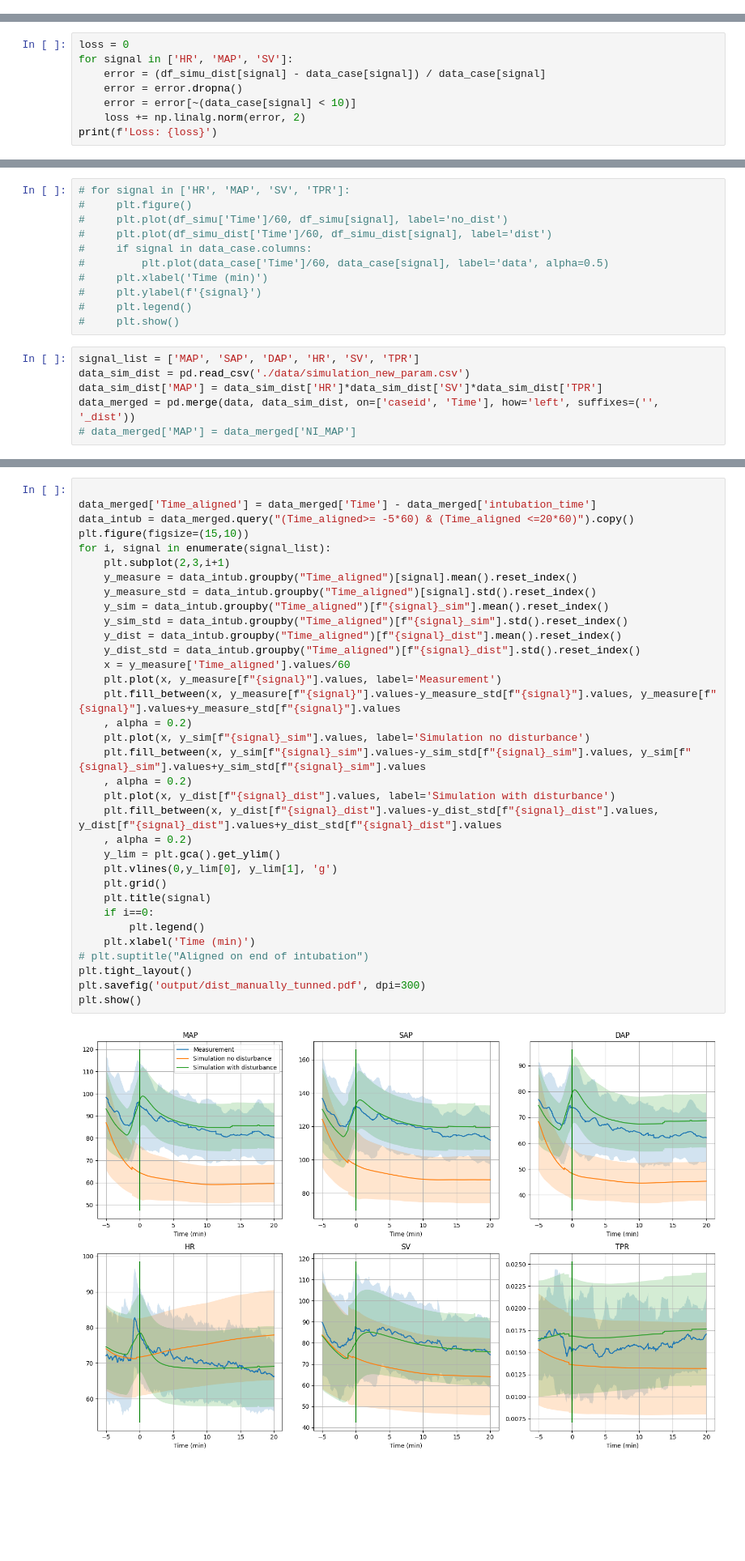
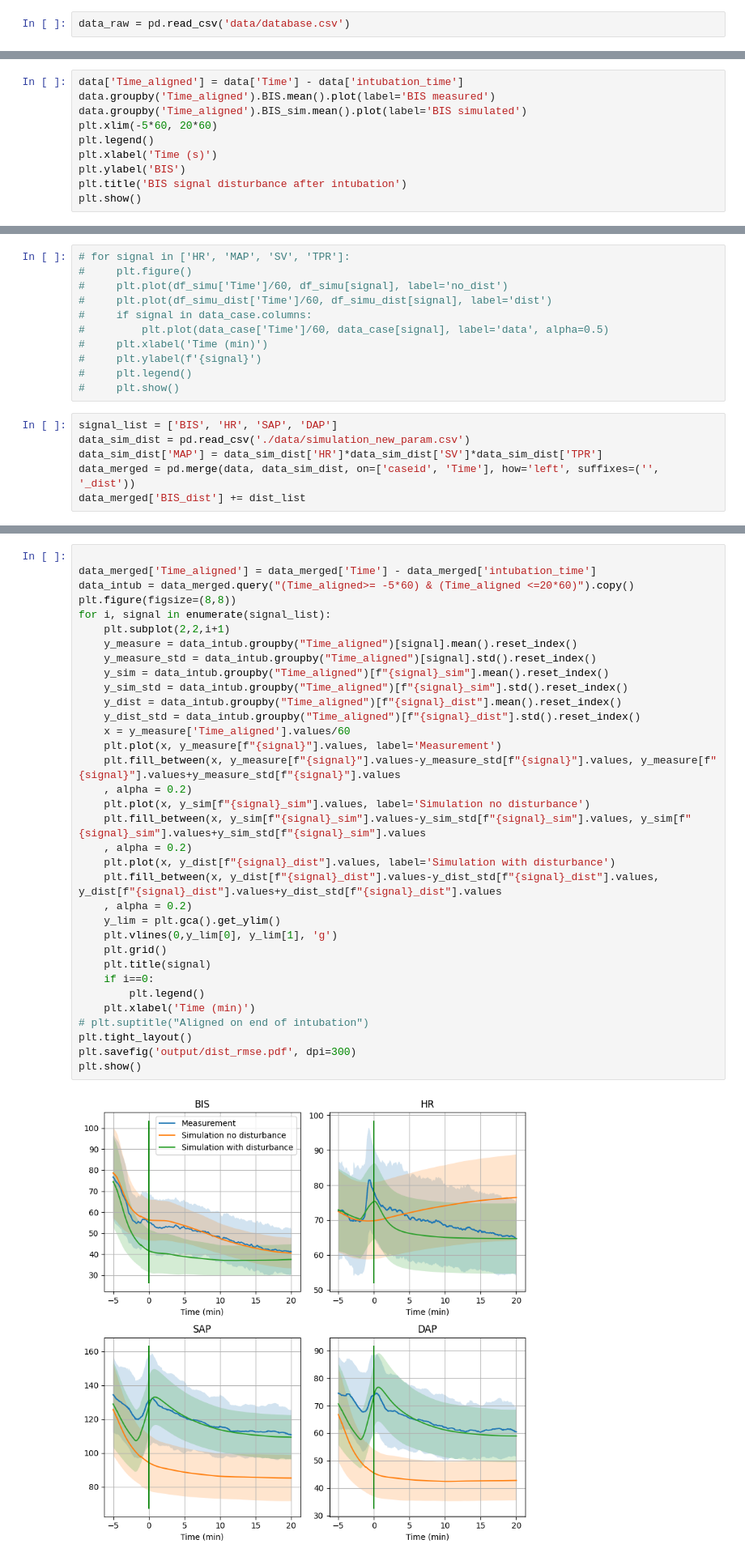
Before and after one commit to AnesthesiaSimulation/stimuli_effect_identification, a Jupyter notebook: scripts/disturbance_vdb.ipynb, the cells around one changed output, grey strips where cells are left out. Shown at 81% size. Drawn from its saved outputs; the diff is of its cells as text; blank space fills up the shorter version.

```diff
--- a/scripts/disturbance_vdb.ipynb
+++ b/scripts/disturbance_vdb.ipynb
@@ -12,0 +7,2 @@ data['TPR_sim'] = (data['MAP_sim'] / (data['HR_sim'] * data['SV_sim'])).clip(0,
+# %%
+data_raw = pd.read_csv('data/database.csv')
@@ -12,0 +45,10 @@ data['TPR_sim'] = (data['MAP_sim'] / (data['HR_sim'] * data['SV_sim'])).clip(0,
+# %%
+data['Time_aligned'] = data['Time'] - data['intubation_time']
+data.groupby('Time_aligned').BIS.mean().plot(label='BIS measured')
+data.groupby('Time_aligned').BIS_sim.mean().plot(label='BIS simulated')
+plt.xlim(-5*60, 20*60)
+plt.legend()
+plt.xlabel('Time (s)')
+plt.ylabel('BIS')
+plt.title('BIS signal disturbance after intubation')
+plt.show()
@@ -98,8 +158,0 @@ plt.plot(x_hemo[:1000,9])
-# %%
-loss = 0
-for signal in ['HR', 'MAP', 'SV']:
-    error = (df_simu_dist[signal] - data_case[signal]) / data_case[signal]
-    error = error.dropna()
-    error = error[~(data_case[signal] < 10)]
-    loss += np.linalg.norm(error, 2)
-print(f'Loss: {loss}')
@@ -117,8 +173,8 @@ Loss: 34.11841881439461
 #     plt.legend()
 #     plt.show()
 # %%
-signal_list = ['MAP', 'SAP', 'DAP', 'HR', 'SV', 'TPR']
+signal_list = ['BIS', 'HR', 'SAP', 'DAP']
 data_sim_dist = pd.read_csv('./data/simulation_new_param.csv')
 data_sim_dist['MAP'] = data_sim_dist['HR']*data_sim_dist['SV']*data_sim_dist['TPR']
 data_merged = pd.merge(data, data_sim_dist, on=['caseid', 'Time'], how='left', suffixes=('', '_dist'))
-# data_merged['MAP'] = data_merged['NI_MAP']
+data_merged['BIS_dist'] += dist_list
@@ -126,35 +184,35 @@ data_merged = pd.merge(data, data_sim_dist, on=['caseid', 'Time'], how='left', s
 
 data_merged['Time_aligned'] = data_merged['Time'] - data_merged['intubation_time']
 data_intub = data_merged.query("(Time_aligned>= -5*60) & (Time_aligned <=20*60)").copy()
-plt.figure(figsize=(15,10))
+plt.figure(figsize=(8,8))
 for i, signal in enumerate(signal_list):
-    plt.subplot(2,3,i+1)
+    plt.subplot(2,2,i+1)
     y_measure = data_intub.groupby("Time_aligned")[signal].mean().reset_index()
     y_measure_std = data_intub.groupby("Time_aligned")[signal].std().reset_index()
     y_sim = data_intub.groupby("Time_aligned")[f"{signal}_sim"].mean().reset_index()
     y_sim_std = data_intub.groupby("Time_aligned")[f"{signal}_sim"].std().reset_index()
     y_dist = data_intub.groupby("Time_aligned")[f"{signal}_dist"].mean().reset_index()
     y_dist_std = data_intub.groupby("Time_aligned")[f"{signal}_dist"].std().reset_index()
     x = y_measure['Time_aligned'].values/60
     plt.plot(x, y_measure[f"{signal}"].values, label='Measurement')
     plt.fill_between(x, y_measure[f"{signal}"].values-y_measure_std[f"{signal}"].values, y_measure[f"{signal}"].values+y_measure_std[f"{signal}"].values
     , alpha = 0.2)
     plt.plot(x, y_sim[f"{signal}_sim"].values, label='Simulation no disturbance')
     plt.fill_between(x, y_sim[f"{signal}_sim"].values-y_sim_std[f"{signal}_sim"].values, y_sim[f"{signal}_sim"].values+y_sim_std[f"{signal}_sim"].values
     , alpha = 0.2)
     plt.plot(x, y_dist[f"{signal}_dist"].values, label='Simulation with disturbance')
     plt.fill_between(x, y_dist[f"{signal}_dist"].values-y_dist_std[f"{signal}_dist"].values, y_dist[f"{signal}_dist"].values+y_dist_std[f"{signal}_dist"].values
     , alpha = 0.2)
     y_lim = plt.gca().get_ylim()
     plt.vlines(0,y_lim[0], y_lim[1], 'g')
     plt.grid()
     plt.title(signal)
     if i==0:
         plt.legend()
     plt.xlabel('Time (min)')
 # plt.suptitle("Aligned on end of intubation")
 plt.tight_layout()
-plt.savefig('output/dist_manually_tunned.pdf', dpi=300)
+plt.savefig('output/dist_rmse.pdf', dpi=300)
 plt.show()
 # %% [output]
-[figure, old version]
+[figure, new version]
```
Also changed, not shown: parts of 15 cells of this notebook, 5 other files.
